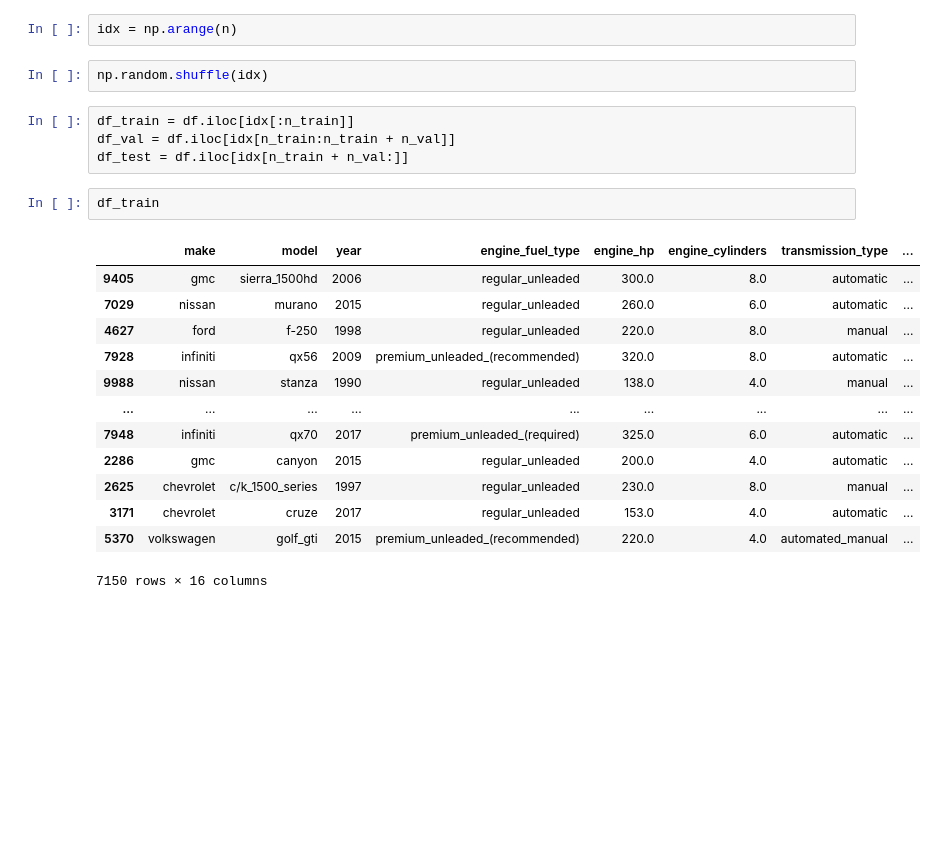
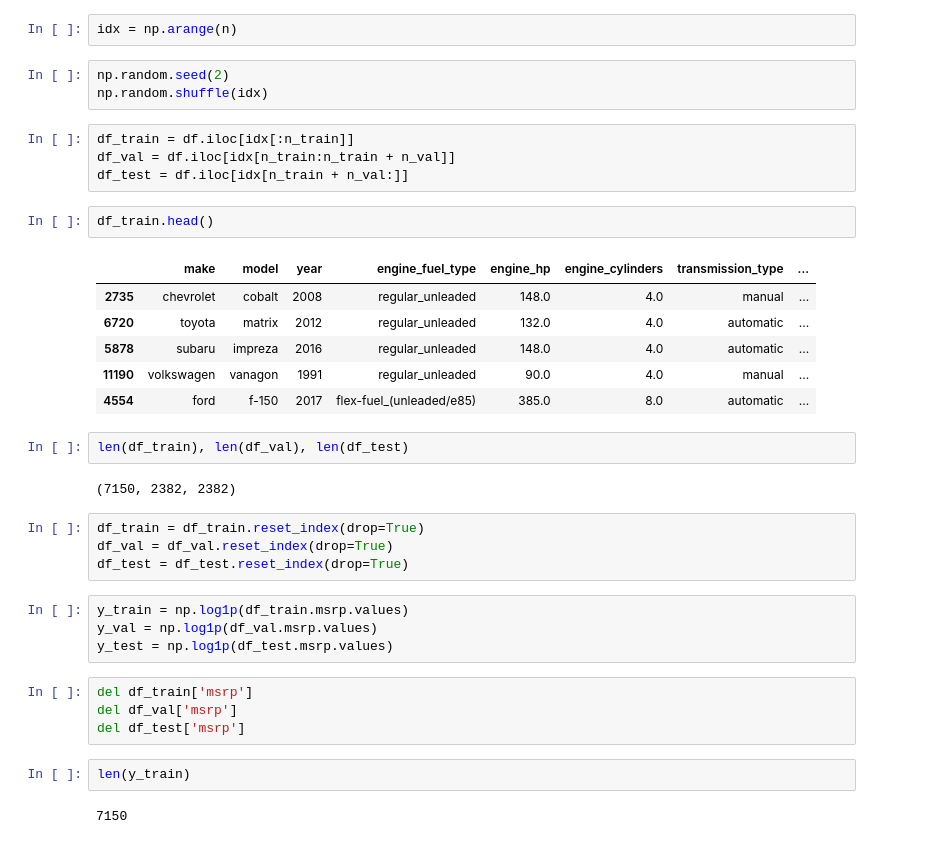
Before and after one commit to Jc4396/ml-zoomcamp-hw, a Jupyter notebook: 02-regression/linear_regression.ipynb, the cells around one changed output. Saved outputs shown, nothing was run; the diff lists cells and outputs as text; blank space fills up the shorter version.

```diff
--- a/02-regression/homework.ipynb
+++ b/02-regression/linear_regression.ipynb
@@ -163,24 +163,38 @@ df_test = df.iloc[n_train + n_val:]
 # %%
 idx = np.arange(n)
 # %%
+np.random.seed(2)
 np.random.shuffle(idx)
 # %%
 df_train = df.iloc[idx[:n_train]]
 df_val = df.iloc[idx[n_train:n_train + n_val]]
 df_test = df.iloc[idx[n_train + n_val:]]
 # %%
-df_train
+df_train.head()
 # %% [output]
 |  | make | model | year | engine_fuel_type | engine_hp | engine_cylinders | transmission_type | ... |
-| 9405 | gmc | sierra_1500hd | 2006 | regular_unleaded | 300.0 | 8.0 | automatic | ... |
-| 7029 | nissan | murano | 2015 | regular_unleaded | 260.0 | 6.0 | automatic | ... |
-| 4627 | ford | f-250 | 1998 | regular_unleaded | 220.0 | 8.0 | manual | ... |
-| 7928 | infiniti | qx56 | 2009 | premium_unleaded_(recommended) | 320.0 | 8.0 | automatic | ... |
-| 9988 | nissan | stanza | 1990 | regular_unleaded | 138.0 | 4.0 | manual | ... |
-| ... | ... | ... | ... | ... | ... | ... | ... | ... |
-| 7948 | infiniti | qx70 | 2017 | premium_unleaded_(required) | 325.0 | 6.0 | automatic | ... |
-| 2286 | gmc | canyon | 2015 | regular_unleaded | 200.0 | 4.0 | automatic | ... |
-| 2625 | chevrolet | c/k_1500_series | 1997 | regular_unleaded | 230.0 | 8.0 | manual | ... |
-| 3171 | chevrolet | cruze | 2017 | regular_unleaded | 153.0 | 4.0 | automatic | ... |
-| 5370 | volkswagen | golf_gti | 2015 | premium_unleaded_(recommended) | 220.0 | 4.0 | automated_manual | ... |
+| 2735 | chevrolet | cobalt | 2008 | regular_unleaded | 148.0 | 4.0 | manual | ... |
+| 6720 | toyota | matrix | 2012 | regular_unleaded | 132.0 | 4.0 | automatic | ... |
+| 5878 | subaru | impreza | 2016 | regular_unleaded | 148.0 | 4.0 | automatic | ... |
+| 11190 | volkswagen | vanagon | 1991 | regular_unleaded | 90.0 | 4.0 | manual | ... |
+| 4554 | ford | f-150 | 2017 | flex-fuel_(unleaded/e85) | 385.0 | 8.0 | automatic | ... |
-7150 rows × 16 columns
+# %%
+len(df_train), len(df_val), len(df_test)
+# %% [output]
+(7150, 2382, 2382)
+# %%
+df_train = df_train.reset_index(drop=True)
+df_val = df_val.reset_index(drop=True)
+df_test = df_test.reset_index(drop=True)
+# %%
+y_train = np.log1p(df_train.msrp.values)
+y_val = np.log1p(df_val.msrp.values)
+y_test = np.log1p(df_test.msrp.values)
+# %%
+del df_train['msrp']
+del df_val['msrp']
+del df_test['msrp']
+# %%
+len(y_train)
+# %% [output]
+7150
```
